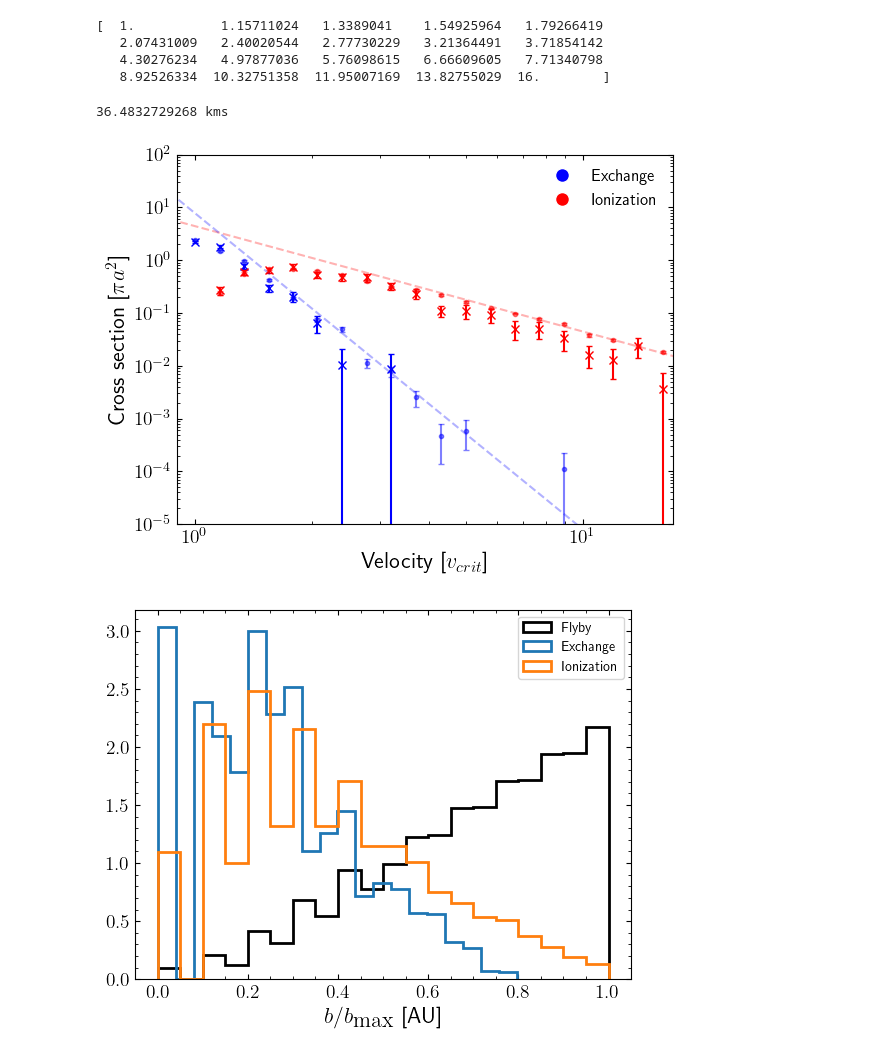
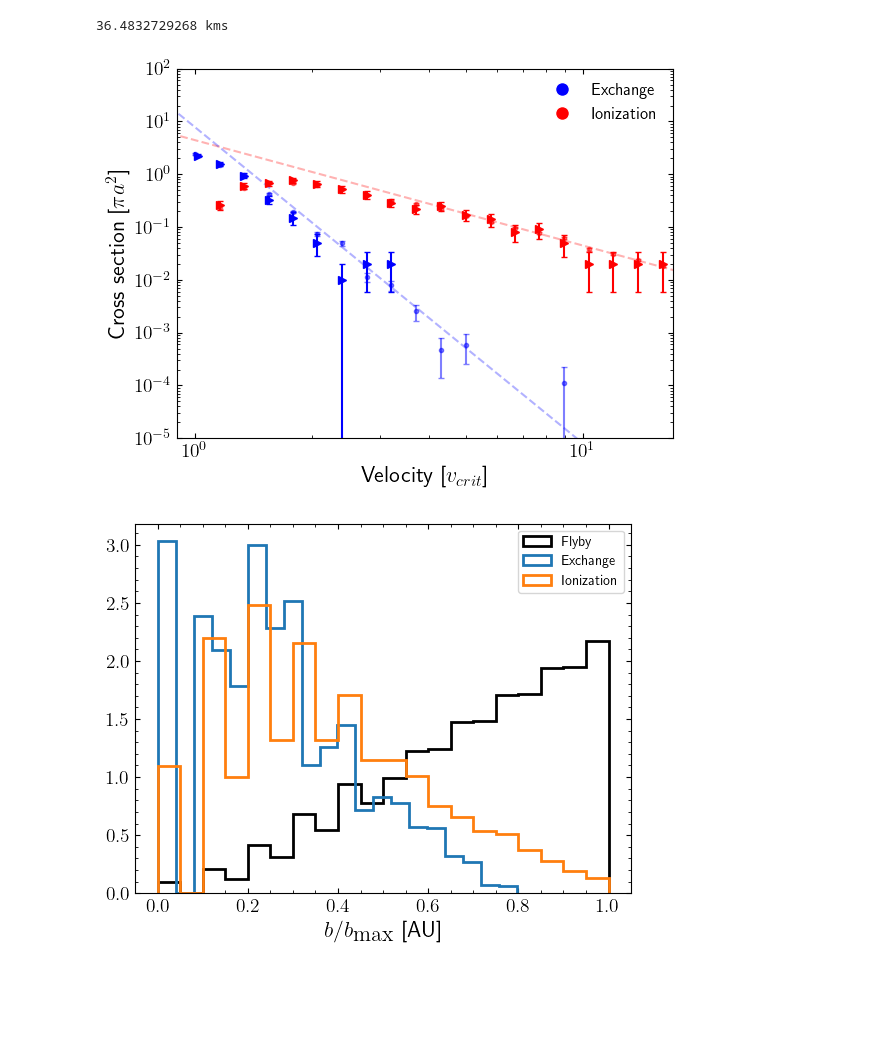
Before and after one commit to YannickBadoux/MRP, a Jupyter notebook: cross_section_analysis.ipynb, the cells around one changed output. Drawn from its saved outputs; the diff is of its cells as text; code cells hidden in the pictures; blank space fills up the shorter version.

```diff
--- a/cross_section_analysis.ipynb
+++ b/cross_section_analysis.ipynb
@@ -50,7 +30,0 @@ plt.show()
-# %%
-plt.figure()
-for i in range(3):
-    plt.hist(results['b'][results['state'] == i], bins=30, label=f'State {i}', histtype='step')
-# plt.semilogy()
-plt.legend()
-plt.show()
@@ -59,14 +30,0 @@ plt.show()
-# %%
-critical_velocities = np.linspace(0, 1000, 1000) | units.kms
-v20s = v20_from_vinf(critical_velocities, a = 1|units.AU, M = 1|units.MSun)
-
-rel_diff = []
-for i in range(len(critical_velocities)):
-    rel_diff.append((v20s[i] - critical_velocities[i])/critical_velocities[i])
-
-# plt.plot([i.value_in(units.kms) for i in critical_velocities], v20s)
-plt.plot([i.value_in(units.kms) for i in critical_velocities], rel_diff)
-plt.xlabel(r'$v_{\infty}$ [km/s]')
-plt.ylabel(r'Relative difference')
-plt.yscale('log')
-plt.show()
@@ -75,10 +31,3 @@ plt.show()
-# %%
-print(np.logspace(np.log10(1), np.log10(16), 20))
-# %% [output]
-[  1.           1.15711024   1.3389041    1.54925964   1.79266419
-   2.07431009   2.40020544   2.77730229   3.21364491   3.71854142
-   4.30276234   4.97877036   5.76098615   6.66609605   7.71340798
-   8.92526334  10.32751358  11.95007169  13.82755029  16.        ]
 # %%
 vcrit = critical_velocity(m1=1|units.MSun, m2=1|units.MSun, m3=1|units.MSun, a=1|units.AU)
 print(vcrit.in_(units.kms))
@@ -92,7 +41,7 @@ plt.figure()
 for file in files:
     results = np.load(file)
     v = file.split('_')[-1].split('.npy')[0]
-    b_max = max_impact_parameter(float(v), 1.0|units.AU)
+    b_max = ff.max_impact_parameter(float(v), 1.0|units.AU)
 
     N_tot = len(results)
     N = []
@@ -103,12 +52,26 @@ for file in files:
         if i != 0:
             plt.errorbar(float(v), cross_section.value_in(units.AU**2),yerr=error.value_in(units.AU**2), c=clr[i], fmt='.', capsize=2, alpha=0.5)
 
-# files = glob.glob('/home/ybadoux/Documents/MRP/acs_100/*.npy')
-files = glob.glob('/home/ybadoux/Documents/MRP/acs_test2/*.npy')
+# files = glob.glob('/home/ybadoux/Documents/MRP/acs_test2/*.npy')
+# for file in files:
+#     results = np.load(file)
+#     v = file.split('_')[-1].split('.npy')[0]
+#     b_max = np.max(results['b']) | units.AU
+
+#     N_tot = len(results)
+#     N = []
+#     for i in range(3):
+#         N.append(len(results[results['state'] == i]))
+#         cross_section = b_max**2 * N[i]/N_tot
+#         error = 1/np.sqrt(N[i]) * cross_section
+#         if i != 0:
+#             plt.errorbar(float(v), cross_section.value_in(units.AU**2), yerr=error.value_in(units.AU**2), c=clr[i], fmt='x', capsize=2)
+
+files = glob.glob('/home/ybadoux/Documents/MRP/acs_100/*.npy')
 for file in files:
     results = np.load(file)
     v = file.split('_')[-1].split('.npy')[0]
-    b_max = max_impact_parameter(float(v), 1.0|units.AU)
+    b_max = np.max(results['b']) | units.AU
 
     N_tot = len(results)
     N = []
@@ -116,35 +79,35 @@ for file in files:
         N.append(len(results[results['state'] == i]))
         cross_section = b_max**2 * N[i]/N_tot
         error = 1/np.sqrt(N[i]) * cross_section
         if i != 0:
-            plt.errorbar(float(v), cross_section.value_in(units.AU**2), yerr=error.value_in(units.AU**2), c=clr[i], fmt='x', capsize=2)
+            plt.errorbar(float(v), cross_section.value_in(units.AU**2), yerr=error.value_in(units.AU**2), c=clr[i], fmt='>', capsize=2)
 
 
 #plot the analytical approximations
 x = np.logspace(np.log10(0.1), np.log10(20), 100)
 y = 40/9*np.pi*1/x**2
 plt.plot(x, y/np.pi, 'r--', alpha=0.3)
 
 y3 = 640/81*np.pi*1/x**6
 plt.plot(x, y3/np.pi, 'b--', alpha=0.3)
 
 # plt.scatter(2, cross_section_acs.value_in(units.AU**2), c='g', label='ACS test')
 # plt.scatter(1.5, 3.32**2*171/10000, c='g', label='ACS test')
 
 plt.xlabel(r'Velocity [$v_{crit}$]')
 plt.ylabel(r'Cross section [$\pi a^2$]')
 plt.legend(handles=[plt.Line2D([0], [0], marker='o', color='w', label=labels[i], markerfacecolor=clr[i], markersize=10) for i in range(1,3)],
            fontsize=12, frameon=False)
 plt.yscale('log')
 plt.xscale('log')
 # plt.axvline(2.4)
 plt.xlim(0.9,17)
 plt.ylim(1e-5,100)
 plt.savefig('cross_section_equal_masses.png')
 plt.savefig('cross_section_equal_masses.pdf', bbox_inches='tight')
 plt.show()
 # %% [output]
-[figure, old version]
+[figure, new version]
 # %%
 #combine all the results
 all_results = np.load(files[0])
```
Also changed, not shown: parts of 5 cells of this notebook, 5 other files.
